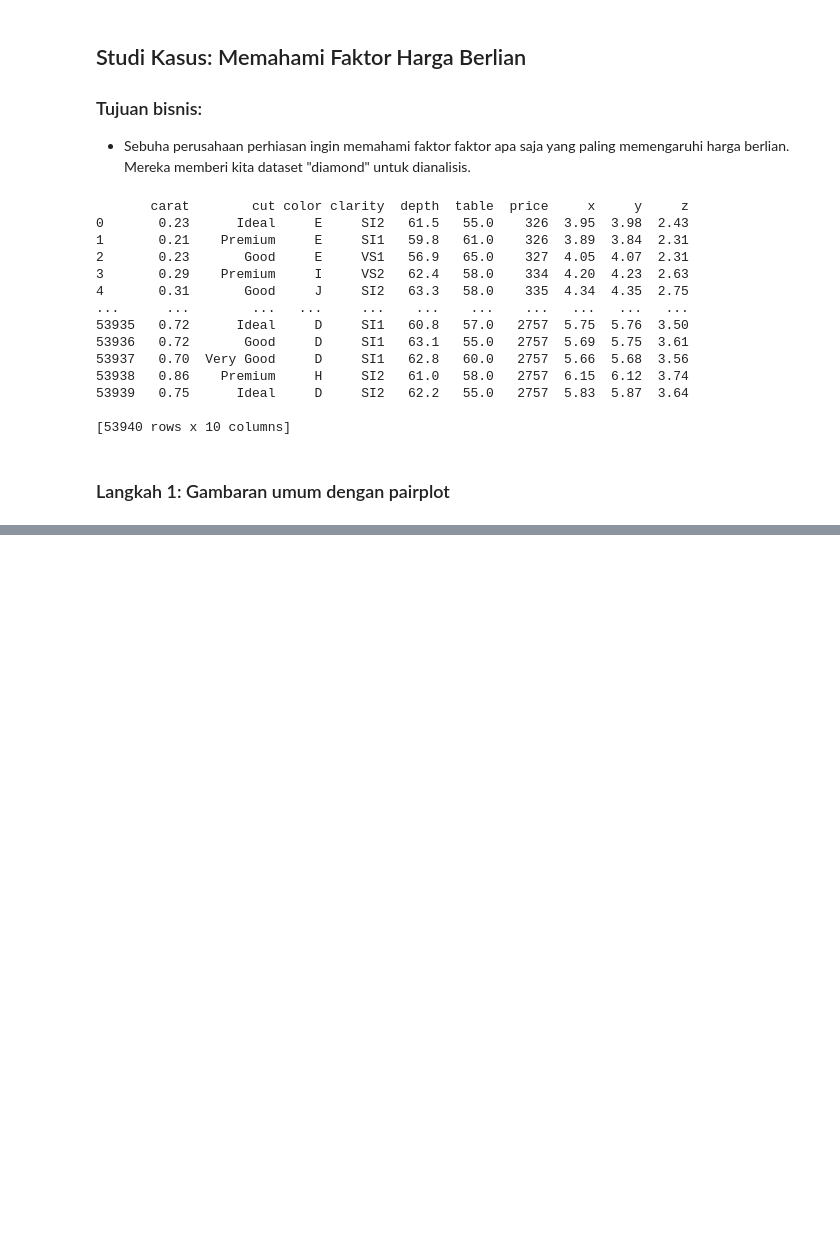
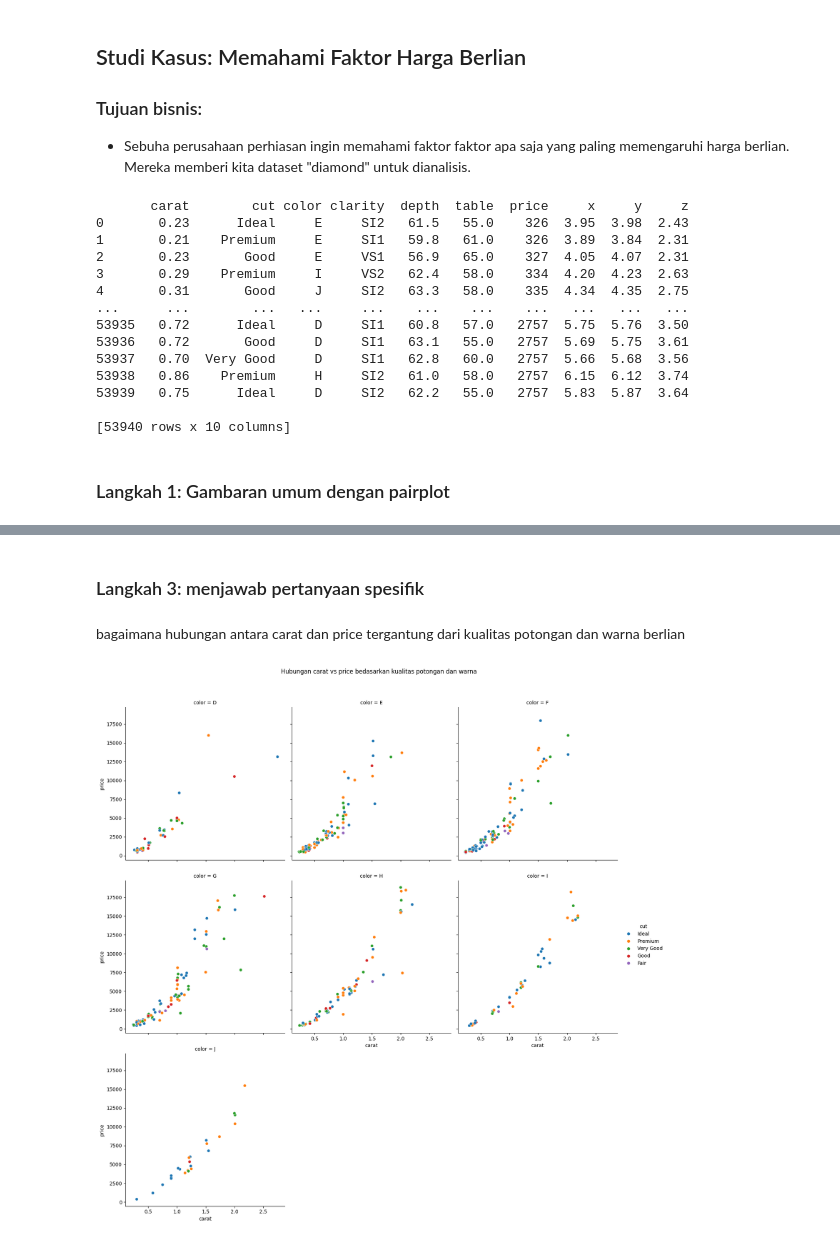
Before and after one commit to Feyfa/pembuktian-rumus, a Jupyter notebook: Materi Statistical Machine Learning And Data Storytelling/Code Python/Part 02 Python Visualization/Chapter_5/lesson_04_EDA_in_practice.ipynb, the cells around one changed output, grey strips where cells are left out. Saved outputs shown, nothing was run; the diff lists cells and outputs as text; code cells hidden in the pictures; blank space fills up the shorter version.

```diff
--- a/Materi Statistical Machine Learning And Data Storytelling/Code Python/Part 02 Python Visualization/Chapter_5/lesson_04_EDA_in_practice.ipynb
+++ b/Materi Statistical Machine Learning And Data Storytelling/Code Python/Part 02 Python Visualization/Chapter_5/lesson_04_EDA_in_practice.ipynb
@@ -55,0 +56,20 @@ plt.show()
+# %% [markdown]
+### Langkah 3: menjawab pertanyaan spesifik
+# %% [markdown]
+bagaimana hubungan antara carat dan price tergantung dari kualitas potongan dan warna berlian
+# %%
+# relplot
+
+sns.relplot(
+    data=sample_df,
+    x='carat',
+    y='price',
+    col='color',
+    hue='cut',
+    col_wrap=3
+)
+plt.suptitle('Hubungan carat vs price bedasarkan kualitas potongan dan warna', y=1.05)
+plt.savefig('relplot.pdf')
+plt.show()
+# %% [output]
+[figure, added]
```
Also changed, not shown: parts of 3 cells of this notebook, 8 other files.
